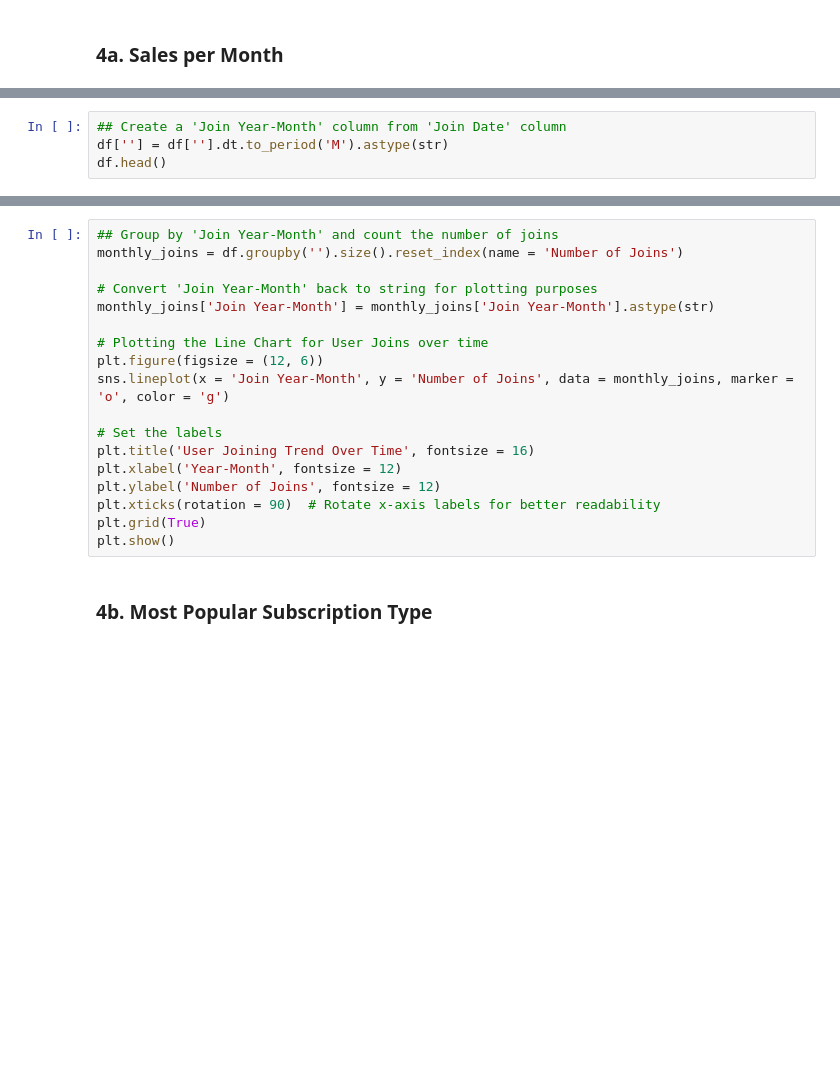
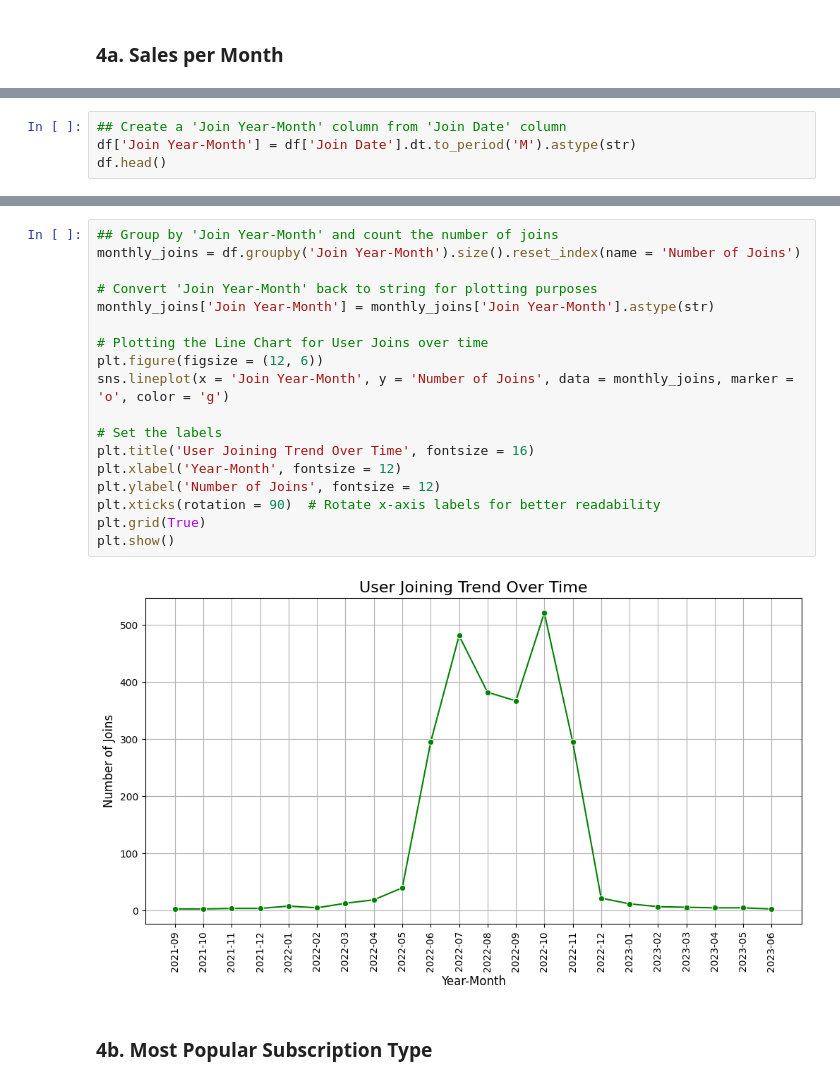
Before and after one commit to yuhng/MY-DAC-Curriculum, a Jupyter notebook: DAC-002_EDA/DAC-002_EDA_Tutorial_Student.ipynb, the cells around one changed output, grey strips where cells are left out. Saved outputs shown, nothing was run; the diff lists cells and outputs as text; blank space fills up the shorter version.

```diff
--- a/DAC-002_EDA/DAC-002_EDA_Tutorial_Student.ipynb
+++ b/DAC-002_EDA/DAC-002_EDA_Tutorial_Student.ipynb
@@ -113,4 +228,4 @@ NameError: name 'df' is not defined
 # %%
 ## Create a 'Join Year-Month' column from 'Join Date' column
-df[''] = df[''].dt.to_period('M').astype(str)
+df['Join Year-Month'] = df['Join Date'].dt.to_period('M').astype(str)
 df.head()
@@ -117,21 +239,23 @@ df.head()
 # %%
 ## Group by 'Join Year-Month' and count the number of joins
-monthly_joins = df.groupby('').size().reset_index(name = 'Number of Joins')
+monthly_joins = df.groupby('Join Year-Month').size().reset_index(name = 'Number of Joins')
 
 # Convert 'Join Year-Month' back to string for plotting purposes
 monthly_joins['Join Year-Month'] = monthly_joins['Join Year-Month'].astype(str)
 
 # Plotting the Line Chart for User Joins over time
 plt.figure(figsize = (12, 6))
 sns.lineplot(x = 'Join Year-Month', y = 'Number of Joins', data = monthly_joins, marker = 'o', color = 'g')
 
 # Set the labels
 plt.title('User Joining Trend Over Time', fontsize = 16)
 plt.xlabel('Year-Month', fontsize = 12)
 plt.ylabel('Number of Joins', fontsize = 12)
 plt.xticks(rotation = 90)  # Rotate x-axis labels for better readability
 plt.grid(True)
 plt.show()
+# %% [output]
+[figure, added]
 # %% [markdown]
 ### 4b. Most Popular Subscription Type
 # %%
```
Also changed, not shown: parts of 29 cells of this notebook, 1 other file.
